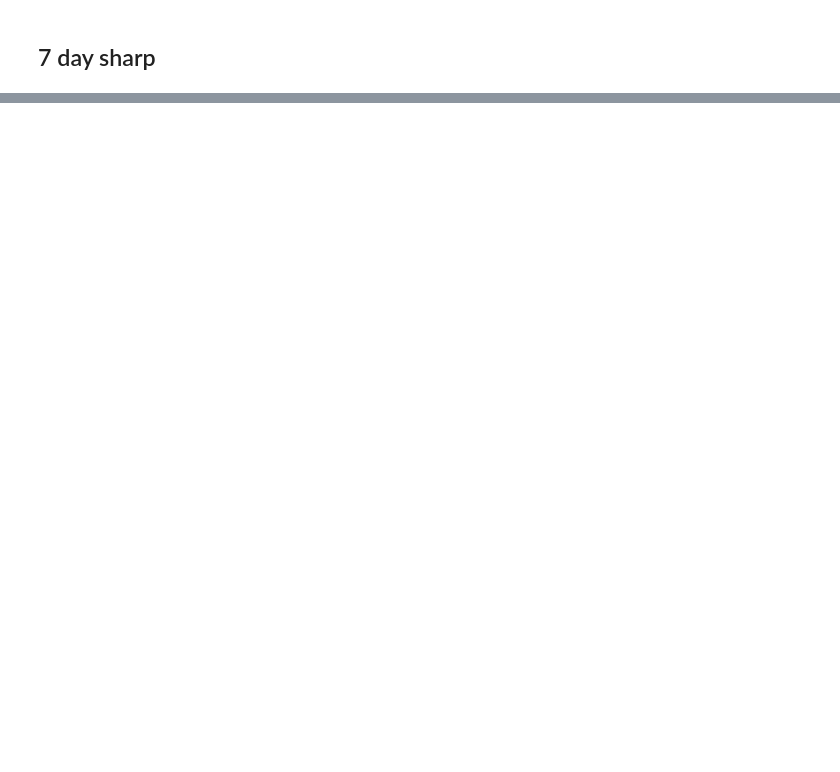
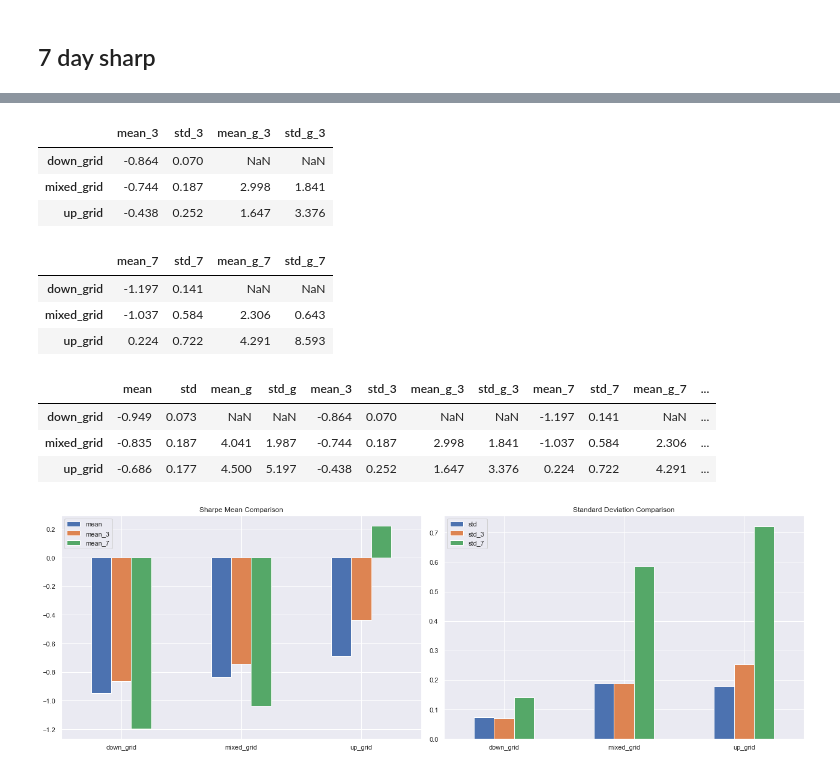
Before and after one commit to sacr1f1ce/RL-FinalProject, a Jupyter notebook: notebooks/Sharp.ipynb, the cells around one changed output, grey strips where cells are left out. Saved outputs shown, nothing was run; the diff lists cells and outputs as text; code cells hidden in the pictures; blank space fills up the shorter version.

```diff
--- a/notebooks/Sharp.ipynb
+++ b/notebooks/Sharp.ipynb
@@ -590,0 +779,2 @@ shrp, np.mean(shrp)/ np.std(shrp)
+# %%
+total_1.rename(columns={'mean_good':'mean_g', 'std_good':'std_g'}, inplace = True)
@@ -590,0 +788,20 @@ shrp, np.mean(shrp)/ np.std(shrp)
+# %%
+total_3.rename(columns={'mean_good_3':'mean_g_3', 'std_good_3':'std_g_3'}, inplace = True)
+# %%
+total_3.round(3)
+# %% [output]
+|  | mean_3 | std_3 | mean_g_3 | std_g_3 |
+| down_grid | -0.864 | 0.070 | NaN | NaN |
+| mixed_grid | -0.744 | 0.187 | 2.998 | 1.841 |
+| up_grid | -0.438 | 0.252 | 1.647 | 3.376 |
+# %%
+total_7.rename(columns={'mean_good_7':'mean_g_7', 'std_good_7':'std_g_7'}, inplace = True)
+# %%
+total_7.round(3)
+# %% [output]
+|  | mean_7 | std_7 | mean_g_7 | std_g_7 |
+| down_grid | -1.197 | 0.141 | NaN | NaN |
+| mixed_grid | -1.037 | 0.584 | 2.306 | 0.643 |
+| up_grid | 0.224 | 0.722 | 4.291 | 8.593 |
+# %%
+results = pd.concat([total_1, total_3, total_7], axis = 1).round(3)
@@ -590,0 +810,20 @@ shrp, np.mean(shrp)/ np.std(shrp)
+# %%
+results
+# %% [output]
+|  | mean | std | mean_g | std_g | mean_3 | std_3 | mean_g_3 | std_g_3 | mean_7 | std_7 | mean_g_7 | ... |
+| down_grid | -0.949 | 0.073 | NaN | NaN | -0.864 | 0.070 | NaN | NaN | -1.197 | 0.141 | NaN | ... |
+| mixed_grid | -0.835 | 0.187 | 4.041 | 1.987 | -0.744 | 0.187 | 2.998 | 1.841 | -1.037 | 0.584 | 2.306 | ... |
+| up_grid | -0.686 | 0.177 | 4.500 | 5.197 | -0.438 | 0.252 | 1.647 | 3.376 | 0.224 | 0.722 | 4.291 | ... |
+# %%
+sns.set_theme()
+fig, axes = plt.subplots(nrows=1, ncols=2, figsize=(18, 6))
+
+results[['mean', 'mean_3', 'mean_7']].plot(kind='bar', ax=axes[0], title='Sharpe Mean Comparison')
+results[['std', 'std_3', 'std_7']].plot(kind='bar', ax=axes[1], title='Standard Deviation Comparison')
+axes[0].set_xticklabels(results.index, rotation=0)
+axes[1].set_xticklabels(results.index, rotation=0)
+plt.tight_layout()
+
+plt.show()
+# %% [output]
+[figure, added]
```
Also changed, not shown: parts of 96 cells of this notebook.
